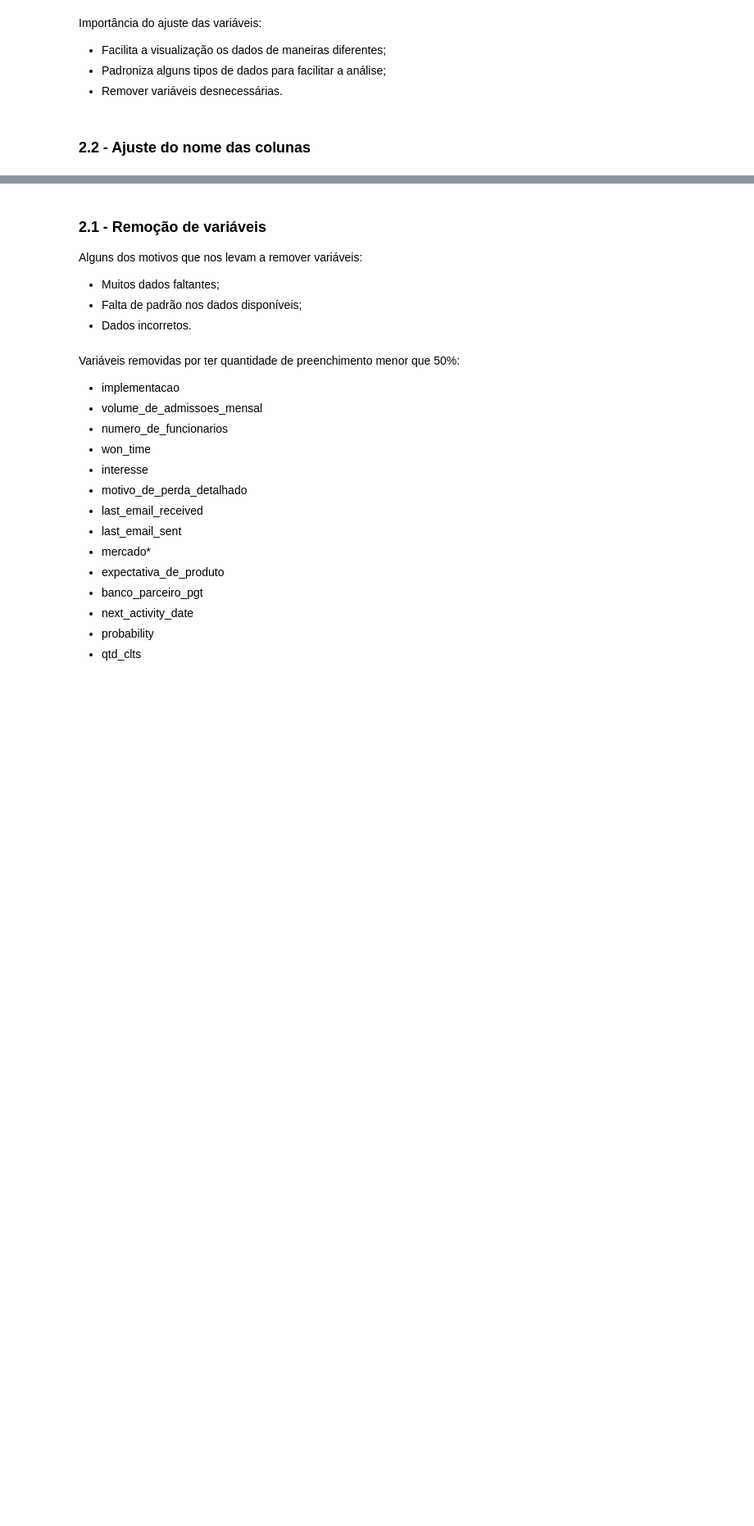
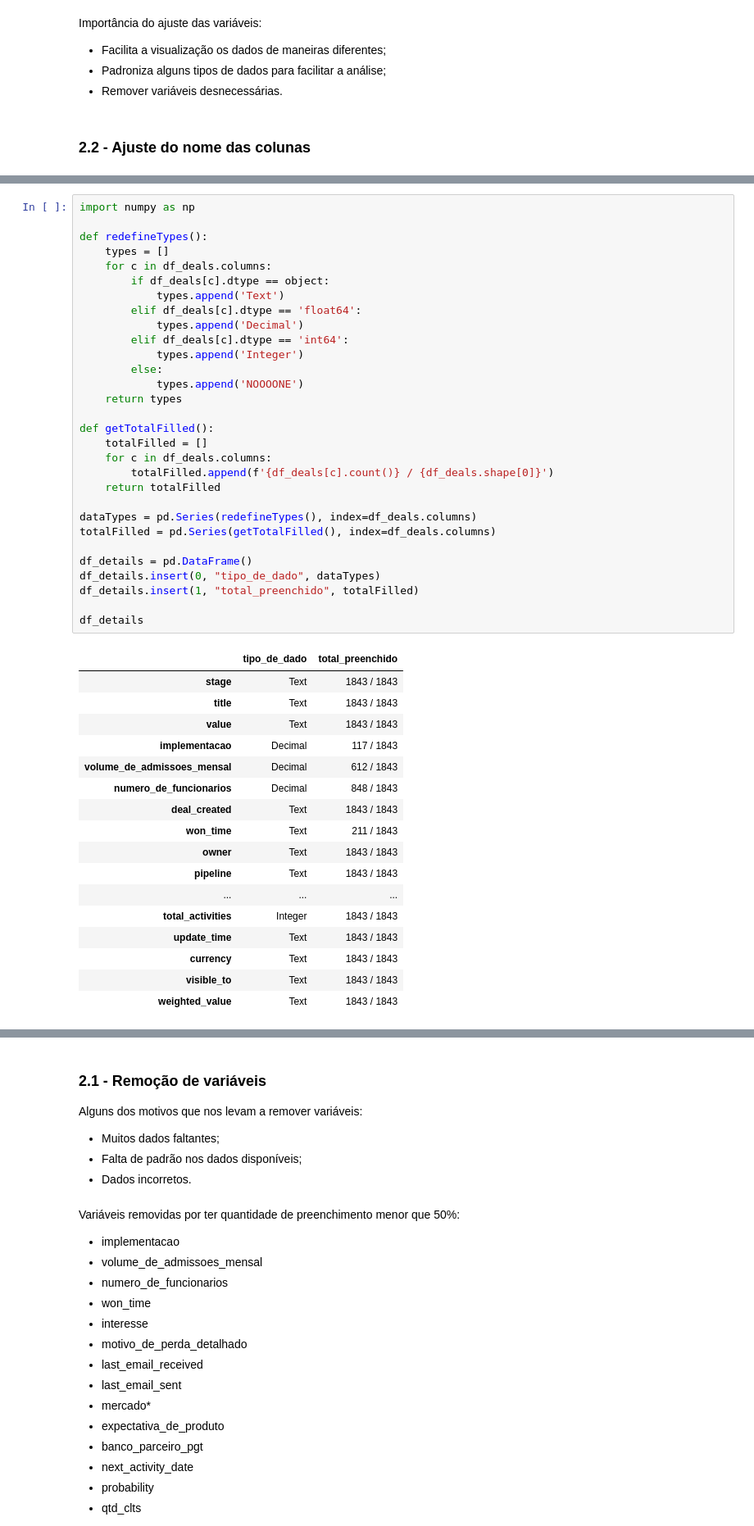
Before and after one commit to f2acode/data-science-xerpa-studies, a Jupyter notebook: class8/project_lead_presentation.ipynb, the cells around one changed output, grey strips where cells are left out. Shown at 82% size. Saved outputs shown, nothing was run; the diff lists cells and outputs as text; blank space fills up the shorter version.

```diff
--- a/class8/project_lead_presentation.ipynb
+++ b/class8/project_lead_presentation.ipynb
@@ -95,0 +87,48 @@ df_deals.head()
+# %%
+import numpy as np
+
+def redefineTypes():
+    types = []
+    for c in df_deals.columns:
+        if df_deals[c].dtype == object:
+            types.append('Text')
+        elif df_deals[c].dtype == 'float64':
+            types.append('Decimal')
+        elif df_deals[c].dtype == 'int64':
+            types.append('Integer')
+        else:
+            types.append('NOOOONE')
+    return types
+
+def getTotalFilled():
+    totalFilled = []
+    for c in df_deals.columns:
+        totalFilled.append(f'{df_deals[c].count()} / {df_deals.shape[0]}')
+    return totalFilled
+
+dataTypes = pd.Series(redefineTypes(), index=df_deals.columns)
+totalFilled = pd.Series(getTotalFilled(), index=df_deals.columns)
+
+df_details = pd.DataFrame()
+df_details.insert(0, "tipo_de_dado", dataTypes)
+df_details.insert(1, "total_preenchido", totalFilled)
+
+df_details
+# %% [output]
+|  | tipo_de_dado | total_preenchido |
+| stage | Text | 1843 / 1843 |
+| title | Text | 1843 / 1843 |
+| value | Text | 1843 / 1843 |
+| implementacao | Decimal | 117 / 1843 |
+| volume_de_admissoes_mensal | Decimal | 612 / 1843 |
+| numero_de_funcionarios | Decimal | 848 / 1843 |
+| deal_created | Text | 1843 / 1843 |
+| won_time | Text | 211 / 1843 |
+| owner | Text | 1843 / 1843 |
+| pipeline | Text | 1843 / 1843 |
+| ... | ... | ... |
+| total_activities | Integer | 1843 / 1843 |
+| update_time | Text | 1843 / 1843 |
+| currency | Text | 1843 / 1843 |
+| visible_to | Text | 1843 / 1843 |
+| weighted_value | Text | 1843 / 1843 |
```
Also changed, not shown: parts of 3 cells of this notebook.
